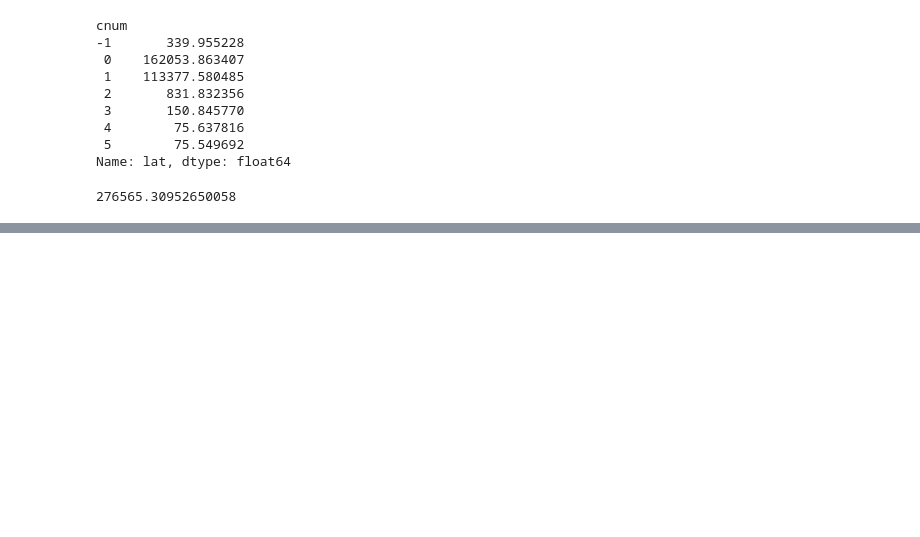
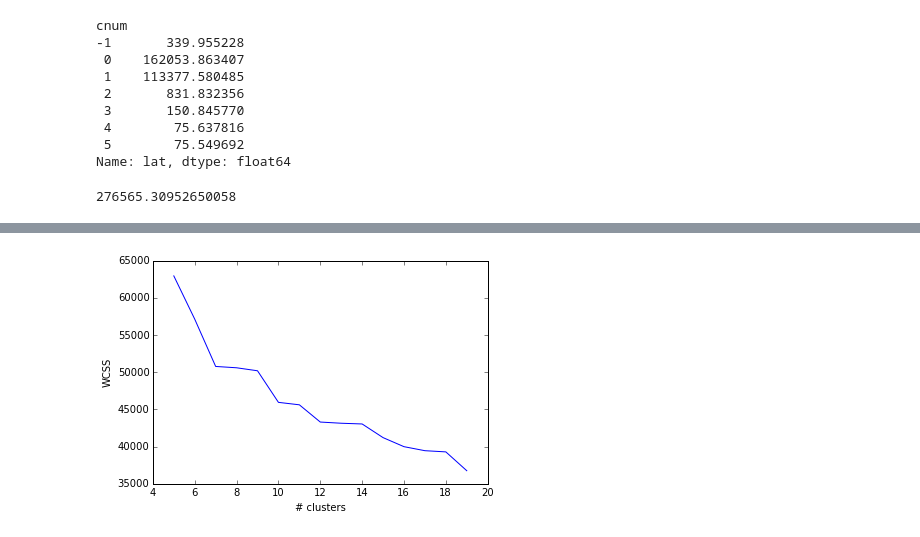
Before and after one commit to crupley/hoodie-development, a Jupyter notebook: explore/evaluate cuts.ipynb, the cells around one changed output, grey strips where cells are left out. Saved outputs shown, nothing was run; the diff lists cells and outputs as text; code cells hidden in the pictures; blank space fills up the shorter version.

```diff
--- a/explore/evaluate cuts.ipynb
+++ b/explore/evaluate cuts.ipynb
@@ -225,0 +240,16 @@ wcss.ix[wcss.index >= 0].sum()
+# %%
+%%time
+# rebuild full graph
+g = nx.from_pandas_dataframe(cuts, 'node1', 'node2')
+print g.number_of_edges()
+print g.number_of_nodes()
+
+# reduces graph to 7 clusters
+cuts[cuts.cutcon <= 7].apply(cutcon, axis=1)
+
+# assign cluster numbers
+df['cnum'] = a.assign_clusters(df, g)
+
+wcss = a.wcss(df)
+print 'WCSSE:', wcss.ix[wcss.index >= 0].sum()
+wcss
@@ -225,0 +269,18 @@ wcss.ix[wcss.index >= 0].sum()
+# %%
+%%time
+ks = range(5, 50)
+wcsses = []
+
+for k in ks:
+    # rebuild full graph
+    g = nx.from_pandas_dataframe(cuts, 'node1', 'node2')
+
+    # reduces graph to i clusters
+    cuts[cuts.cutcon <= k].apply(lambda x: a.cutrow(x, g), axis=1)
+
+    # assign cluster numbers
+    df['cnum'] = a.assign_clusters(df, g)
+
+    wcss = a.wcss(df)
+    wcsses.append(wcss.ix[wcss.index >= 0].sum())
+    print 'k:', k, 'WCSSE:', wcss.ix[wcss.index >= 0].sum()
@@ -225,0 +305,6 @@ wcss.ix[wcss.index >= 0].sum()
+# %%
+plt.plot(ks, wcsses)
+plt.xlabel('# clusters')
+plt.ylabel('WCSS');
+# %% [output]
+[figure, added]
```
Also changed, not shown: parts of 6 cells of this notebook, 1 other file.
